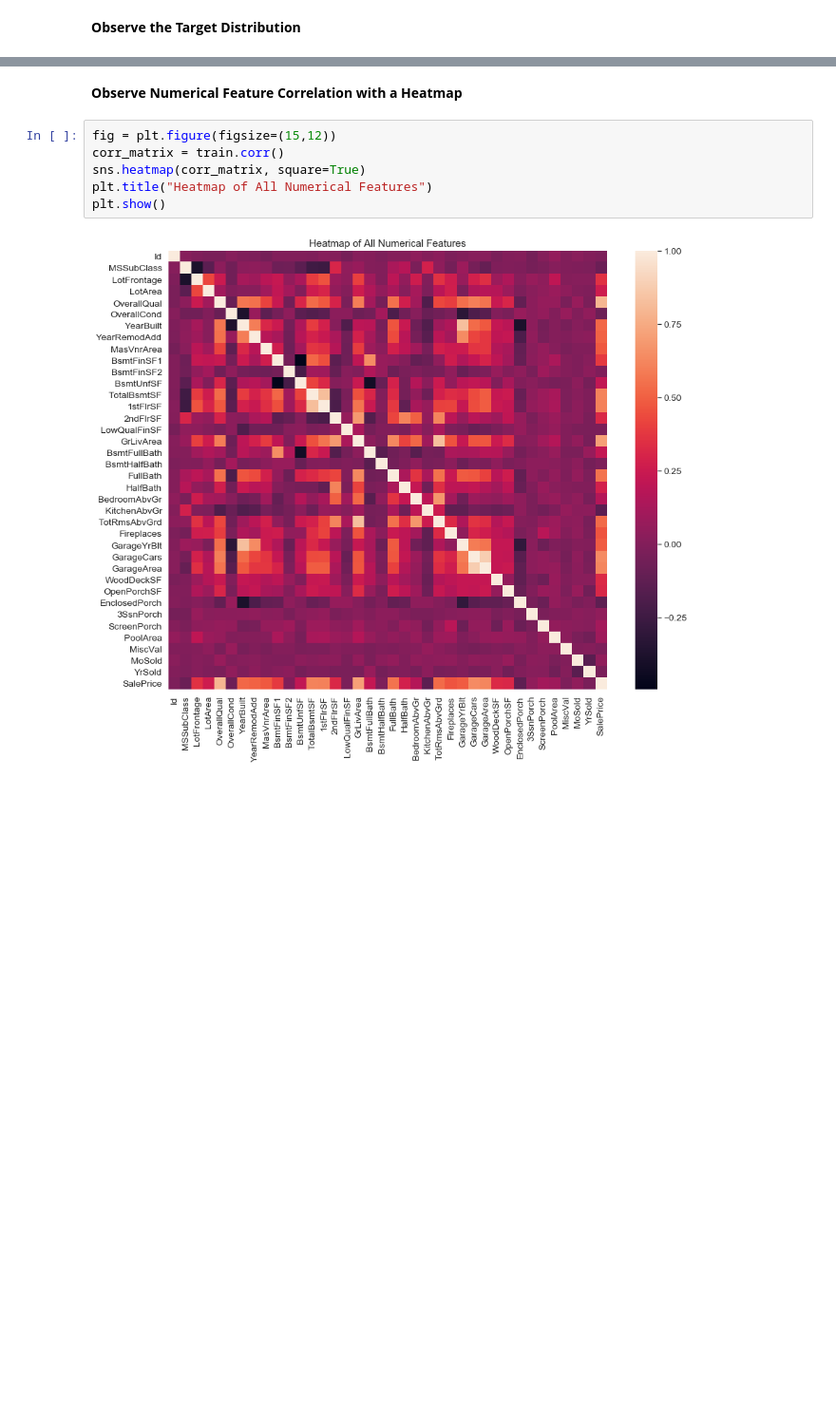
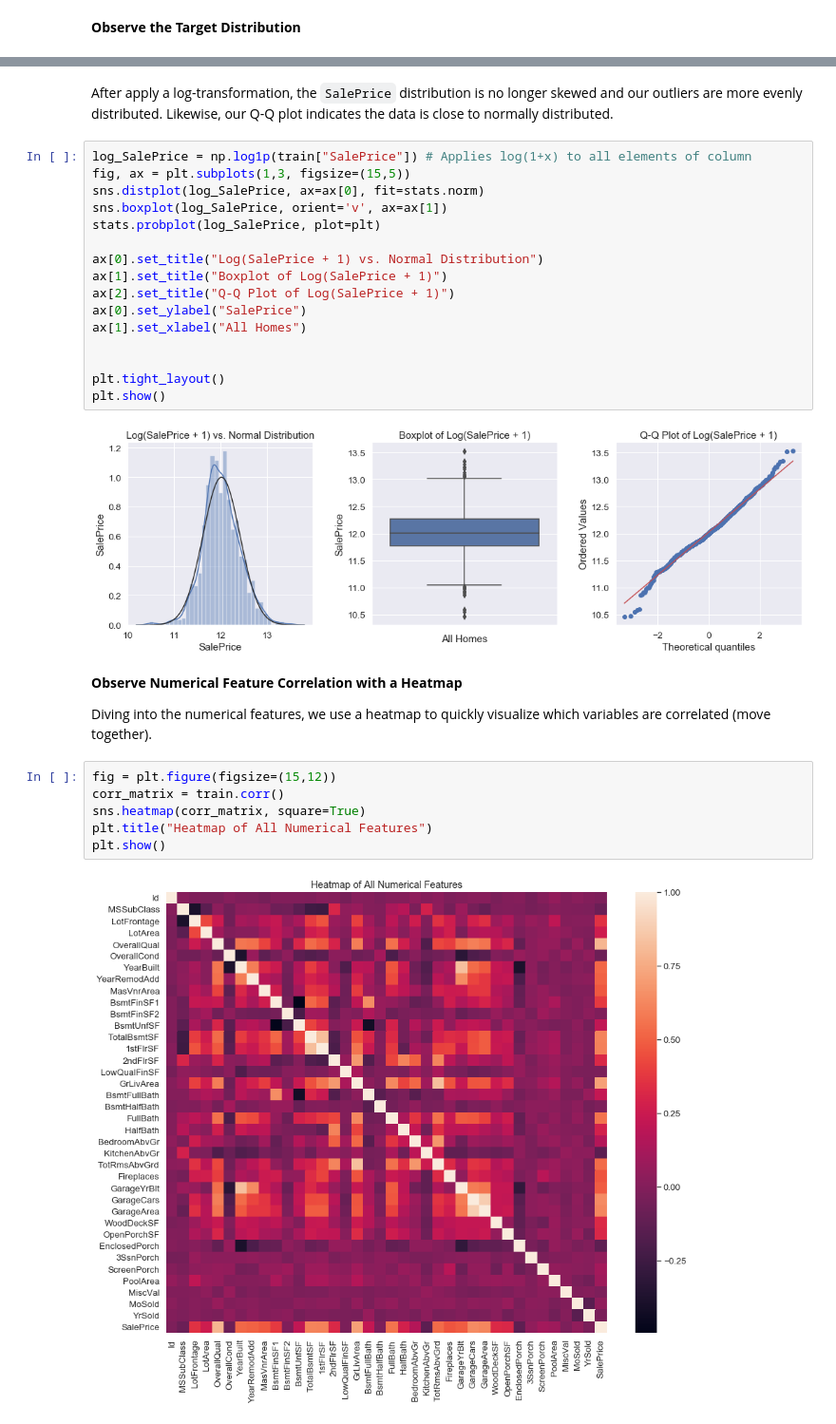
Before and after one commit to amypeniston/kaggle-competitions, a Jupyter notebook: house-prices/1_EDA.ipynb, the cells around one changed output, grey strips where cells are left out. Shown at 95% size. Cells and saved outputs as stored; diff of their text form; blank space fills up the shorter version.

```diff
--- a/house-prices/1_EDA.ipynb
+++ b/house-prices/1_EDA.ipynb
@@ -202,5 +226,27 @@ plt.show()
+# %% [markdown]
+After apply a log-transformation, the `SalePrice` distribution is no longer skewed and our outliers are more evenly distributed. Likewise, our Q-Q plot indicates the data is close to normally distributed.
+# %%
+log_SalePrice = np.log1p(train["SalePrice"]) # Applies log(1+x) to all elements of column
+fig, ax = plt.subplots(1,3, figsize=(15,5))
+sns.distplot(log_SalePrice, ax=ax[0], fit=stats.norm)
+sns.boxplot(log_SalePrice, orient='v', ax=ax[1])
+stats.probplot(log_SalePrice, plot=plt)
+
+ax[0].set_title("Log(SalePrice + 1) vs. Normal Distribution")
+ax[1].set_title("Boxplot of Log(SalePrice + 1)")
+ax[2].set_title("Q-Q Plot of Log(SalePrice + 1)")
+ax[0].set_ylabel("SalePrice")
+ax[1].set_xlabel("All Homes")
+
+
+plt.tight_layout()
+plt.show()
+# %% [output]
+[figure, added]
 # %% [markdown]
 **Observe Numerical Feature Correlation with a Heatmap**
+
+Diving into the numerical features, we use a heatmap to quickly visualize which variables are correlated (move together).
 # %%
 fig = plt.figure(figsize=(15,12))
 corr_matrix = train.corr()
```
Also changed, not shown: parts of 30 cells of this notebook.
